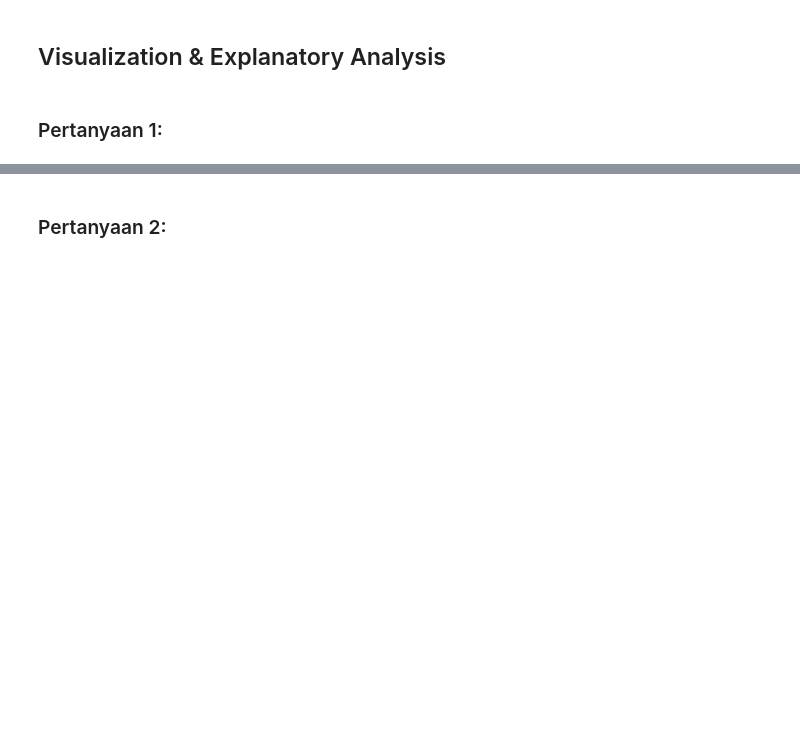
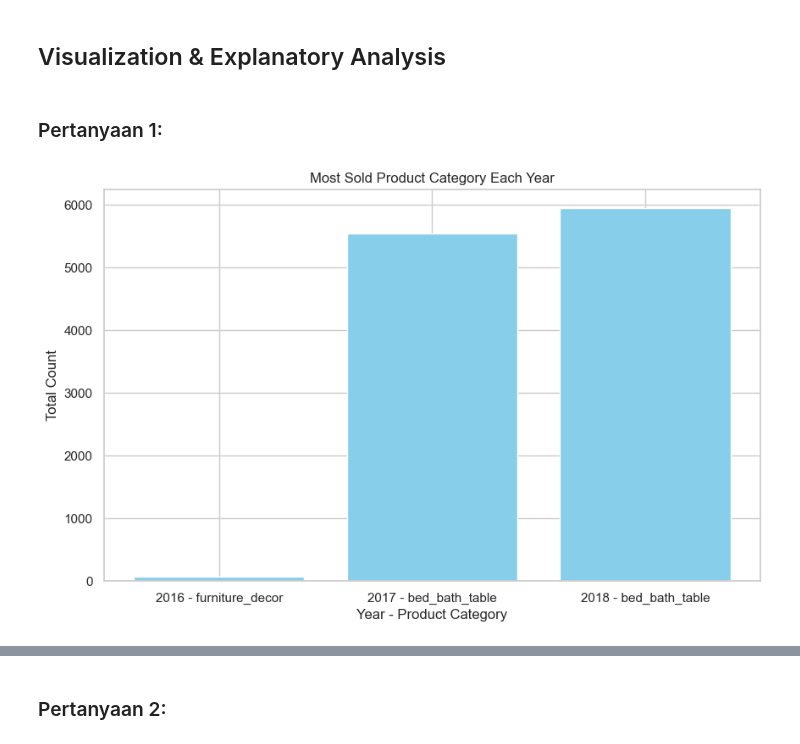
Before and after one commit to karna0811-bd/dicoding-assessment, a Jupyter notebook: notebook.ipynb, the cells around one changed output, grey strips where cells are left out. Cells and saved outputs as stored; diff of their text form; code cells hidden in the pictures; blank space fills up the shorter version.

Commit message:
update baru
tambah dashboard untuk streamlit

```diff
--- a/notebook.ipynb
+++ b/notebook.ipynb
@@ -116,0 +233,11 @@ order_items_df.head()
+# %%
+most_sold_item_per_date['order_approved_at'] = pd.to_datetime(most_sold_item_per_date['order_approved_at'])
+most_sold_item_per_date['year'] = most_sold_item_per_date['order_approved_at'].dt.to_period('Y')
+
+# Group by year and item_name, and find the most sold item for each year
+most_sold_items_by_year = most_sold_item_per_date.groupby(['year', 'product_category_name_english'])['count'].sum().reset_index(name='total_count')
+most_sold_items_by_year = most_sold_items_by_year.loc[most_sold_items_by_year.groupby('year')['total_count'].idxmax()]
+# showing per year sale on product
+
+most_sold_items_by_year.head()
+most_sold_items_by_year.to_csv("dashboard/most_sold_items_by_year.csv")
@@ -118,3 +286,15 @@ order_items_df.head()
 ## Visualization & Explanatory Analysis
 # %% [markdown]
 ### Pertanyaan 1:
+# %%
+df = pd.DataFrame(most_sold_items_by_year)
+
+# Create a bar chart
+plt.figure(figsize=(10, 6))
+plt.bar(df['year'].astype(str) + ' - ' + df['product_category_name_english'], df['total_count'], color='skyblue')
+plt.xlabel('Year - Product Category')
+plt.ylabel('Total Count')
+plt.title('Most Sold Product Category Each Year')
+plt.show()
+# %% [output]
+[figure, added]
```
Also changed, not shown: parts of 16 cells of this notebook, 3 other files.
